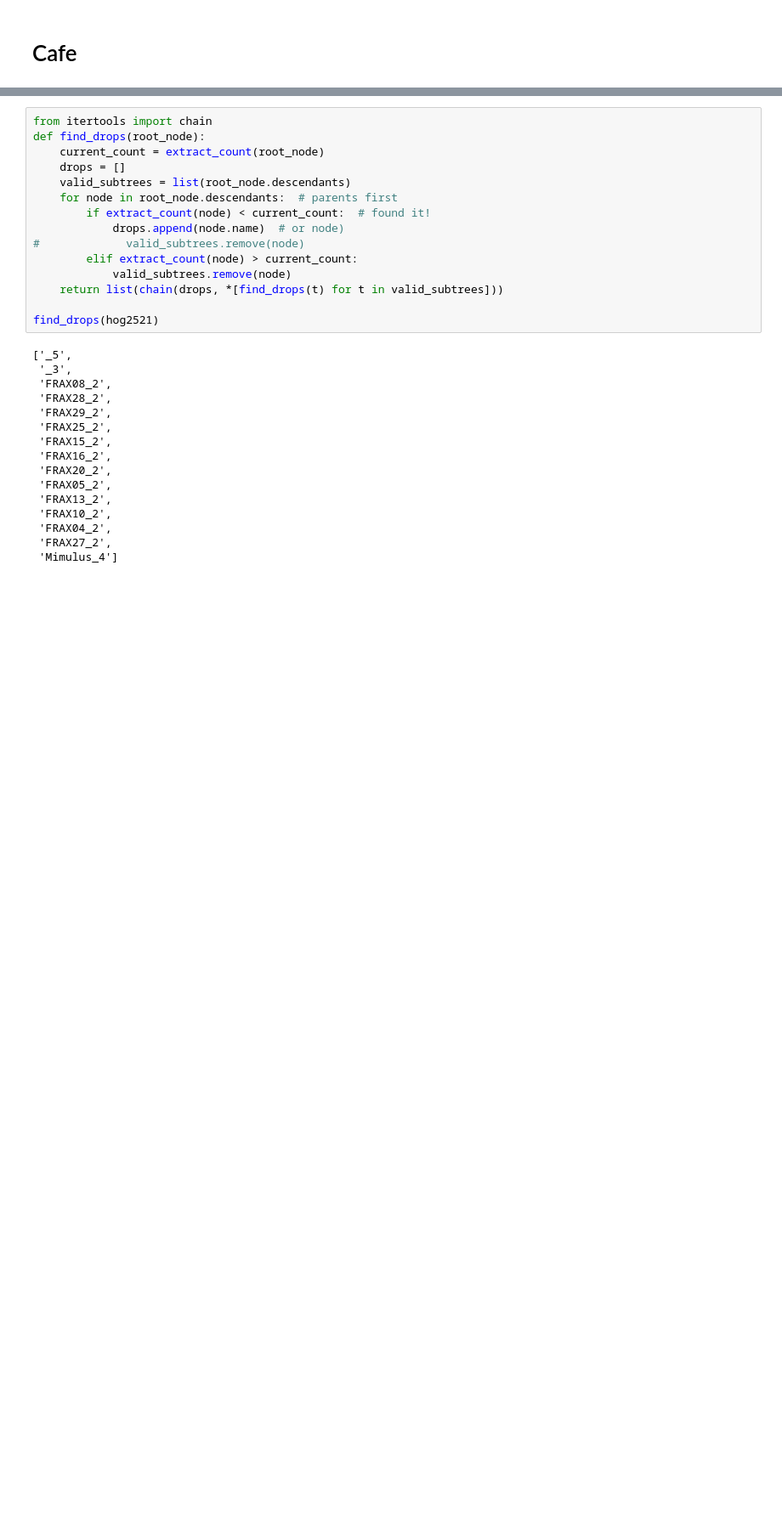
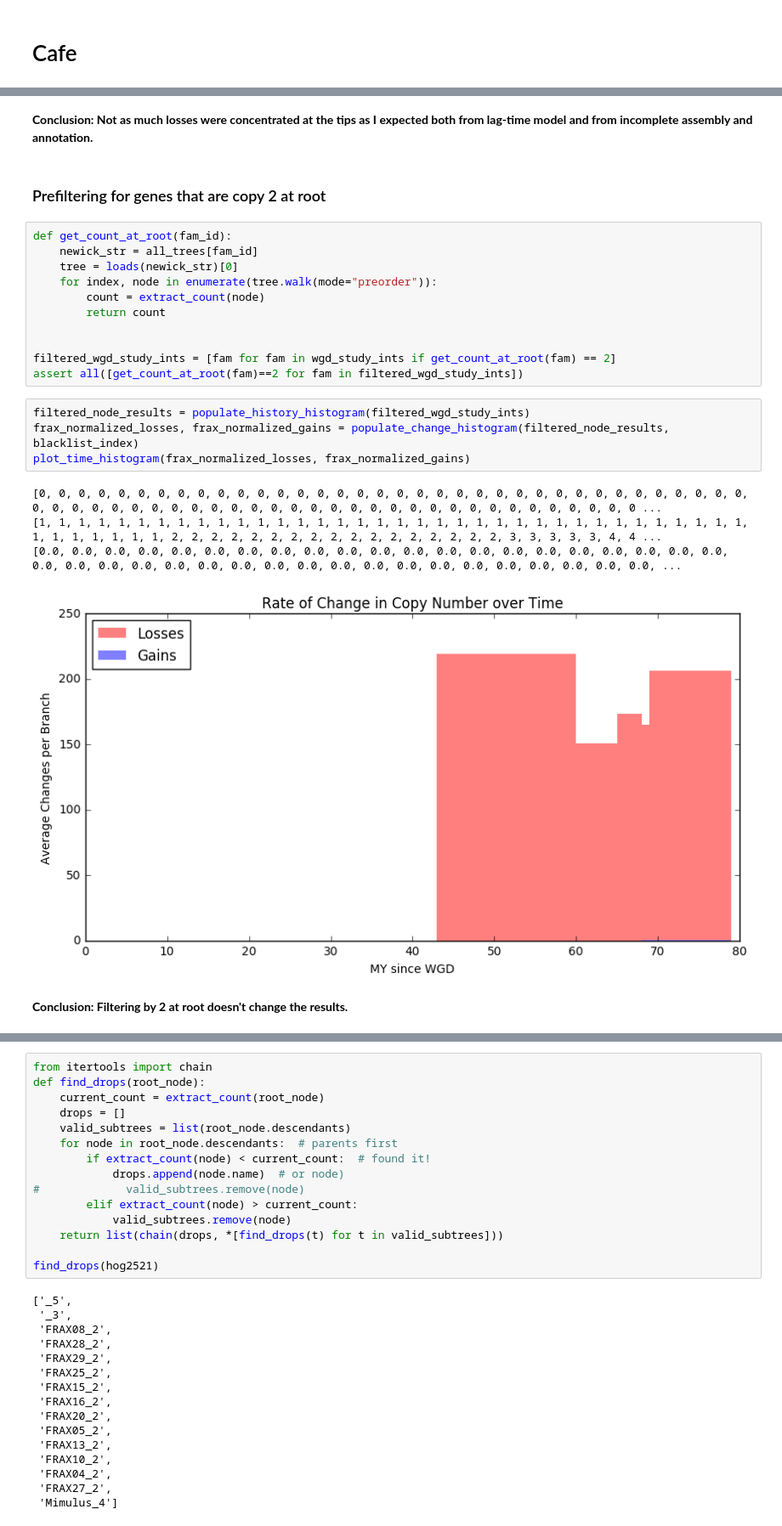
Before and after one commit to josiahseaman/DNA_Duplications, a Jupyter notebook: TreeCountAnalysis.ipynb, the cells around one changed output, grey strips where cells are left out. Shown: that part at 85% size. Drawn from its saved outputs; the diff is of its cells as text; blank space fills up the shorter version.

```diff
--- a/TreeCountAnalysis.ipynb
+++ b/TreeCountAnalysis.ipynb
@@ -78,0 +254,26 @@ hog2521.descendants
+# %% [markdown]
+**Conclusion: Not as much losses were concentrated at the tips as I expected both from lag-time model and from incomplete assembly and annotation.**
+# %% [markdown]
+### Prefiltering for genes that are copy 2 at root
+# %%
+def get_count_at_root(fam_id):
+    newick_str = all_trees[fam_id]
+    tree = loads(newick_str)[0]
+    for index, node in enumerate(tree.walk(mode="preorder")):
+        count = extract_count(node)
+        return count
+
+
+filtered_wgd_study_ints = [fam for fam in wgd_study_ints if get_count_at_root(fam) == 2]
+assert all([get_count_at_root(fam)==2 for fam in filtered_wgd_study_ints])
+# %%
+filtered_node_results = populate_history_histogram(filtered_wgd_study_ints)
+frax_normalized_losses, frax_normalized_gains = populate_change_histogram(filtered_node_results, blacklist_index)
+plot_time_histogram(frax_normalized_losses, frax_normalized_gains)
+# %% [output]
+[0, 0, 0, 0, 0, 0, 0, 0, 0, 0, 0, 0, 0, 0, 0, 0, 0, 0, 0, 0, 0, 0, 0, 0, 0, 0, 0, 0, 0, 0, 0, 0, 0, 0, 0, 0, 0, 0, 0, 0, 0, 0, 0, 0, 0, 0, 0, 0, 0, 0, 0, 0, 0, 0, 0, 0, 0, 0, 0, 0, 0, 0, 0, 0, 0, 0, 0 ...
+[1, 1, 1, 1, 1, 1, 1, 1, 1, 1, 1, 1, 1, 1, 1, 1, 1, 1, 1, 1, 1, 1, 1, 1, 1, 1, 1, 1, 1, 1, 1, 1, 1, 1, 1, 1, 1, 1, 1, 1, 1, 1, 1, 2, 2, 2, 2, 2, 2, 2, 2, 2, 2, 2, 2, 2, 2, 2, 2, 2, 3, 3, 3, 3, 3, 4, 4 ...
+[0.0, 0.0, 0.0, 0.0, 0.0, 0.0, 0.0, 0.0, 0.0, 0.0, 0.0, 0.0, 0.0, 0.0, 0.0, 0.0, 0.0, 0.0, 0.0, 0.0, 0.0, 0.0, 0.0, 0.0, 0.0, 0.0, 0.0, 0.0, 0.0, 0.0, 0.0, 0.0, 0.0, 0.0, 0.0, 0.0, 0.0, 0.0, 0.0, 0.0, ...
+[figure, added]
+# %% [markdown]
+**Conclusion: Filtering by 2 at root doesn't change the results.**
```
Also changed, not shown: parts of 29 cells of this notebook, 1 other file.
